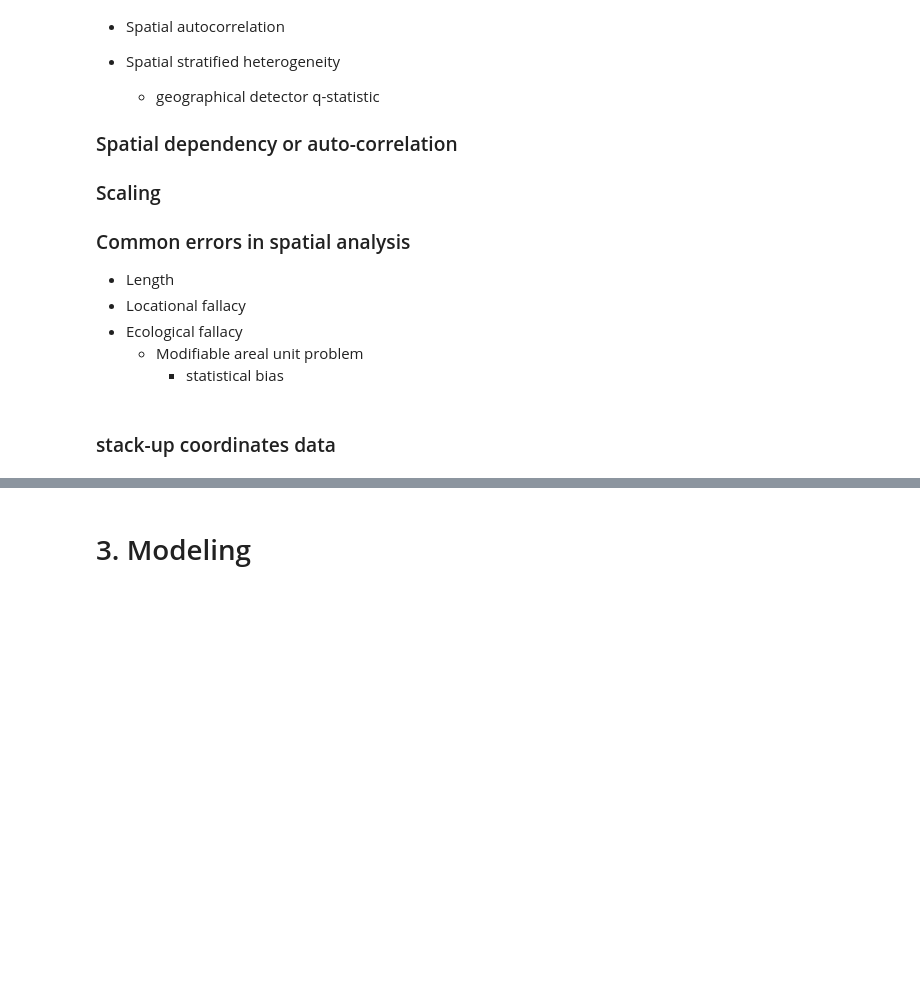
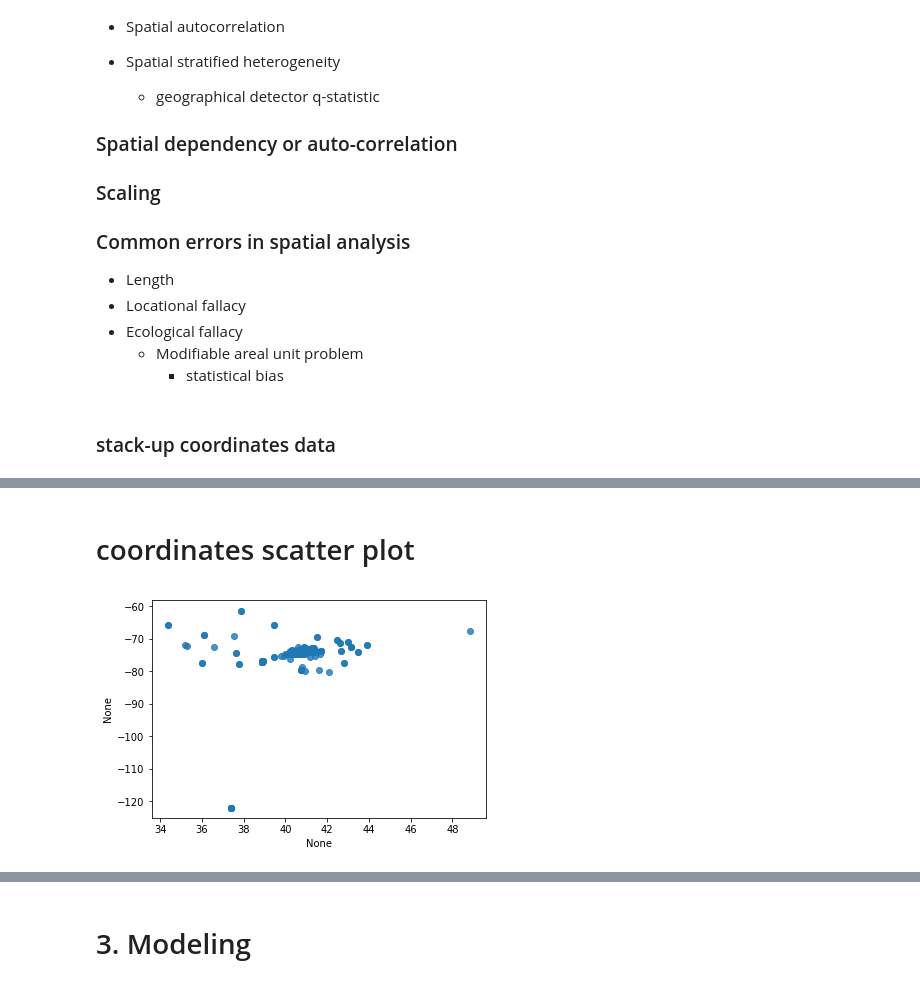
Before and after one commit to jungi21cc/taxi, a Jupyter notebook: JK/taxi_V5.0(in process).ipynb, the cells around one changed output, grey strips where cells are left out. Drawn from its saved outputs; the diff is of its cells as text; code cells hidden in the pictures; blank space fills up the shorter version.

```diff
--- a/JK/taxi_V5.0(in process).ipynb
+++ b/JK/taxi_V5.0(in process).ipynb
@@ -349,15 +343,8 @@ def calculate_bearing(pickup_lat, pickup_long, dropoff_lat, dropoff_long):
 
     return np.degrees(np.arctan2(y, x))
 # %%
-train['bearing'] = calculate_bearing(train.pickup_latitude,
-                                     train.pickup_longitude,
-                                     train.dropoff_latitude,
-                                     train.dropoff_longitude)
+train['direction_distance'] = direction_distance(train.pickup_latitude, train.pickup_longitude, train.dropoff_latitude, train.dropoff_longitude)
+test['direction_distance'] = direction_distance(test.pickup_latitude, test.pickup_longitude, test.dropoff_latitude, test.dropoff_longitude)
-# %%
-test['bearing'] = calculate_bearing(test.pickup_latitude,
-                                     test.pickup_longitude,
-                                     test.dropoff_latitude,
-                                     test.dropoff_longitude)
 # %% [markdown]
 # 1.2.c Outlier Removal
 # %% [markdown]
@@ -374,7 +361,7 @@ test['bearing'] = calculate_bearing(test.pickup_latitude,
 # %% [markdown]
 # qualitative analysis
 # %%
-train.loc[train.distance > 200] = np.nan ##200km 넘는 데이터 제거
+train.loc[train.ucli_distance > 200] = np.nan ##200km 넘는 데이터 제거
 train.loc[train.trip_duration > 36000] = np.nan ##40000초(약 11시간)가 넘는 데이터 제거
 train.loc[train.passenger_count == 0] = np.NAN   ### passenger 수가 0인 데이터 제거
 train.dropna(inplace=True)
@@ -431,0 +394,8 @@ coords = np.vstack((train[['pickup_latitude', 'pickup_longitude']].values,
+# %%
+coord_lat = pd.concat([train['pickup_latitude'], train['dropoff_latitude'], test['pickup_latitude'], test['dropoff_latitude']], axis=0)
+coord_lon = pd.concat([train['pickup_longitude'], train['dropoff_longitude'], test['pickup_longitude'], test['dropoff_longitude']], axis=0)
+coord_all = pd.concat([coord_lat, coord_lon], axis = 1)
+coord_all.columns = ['lat', 'lon']
+print(len(coord_all))
+print()
+coord_all.head()
@@ -431,0 +410,7 @@ coords = np.vstack((train[['pickup_latitude', 'pickup_longitude']].values,
+# %% [markdown]
+# coordinates scatter plot
+# %%
+sns.regplot(x=coord_lat, y=coord_lon, fit_reg=False, color=None)
+plt.show()
+# %% [output]
+[figure, added]
```
Also changed, not shown: parts of 47 cells of this notebook.
